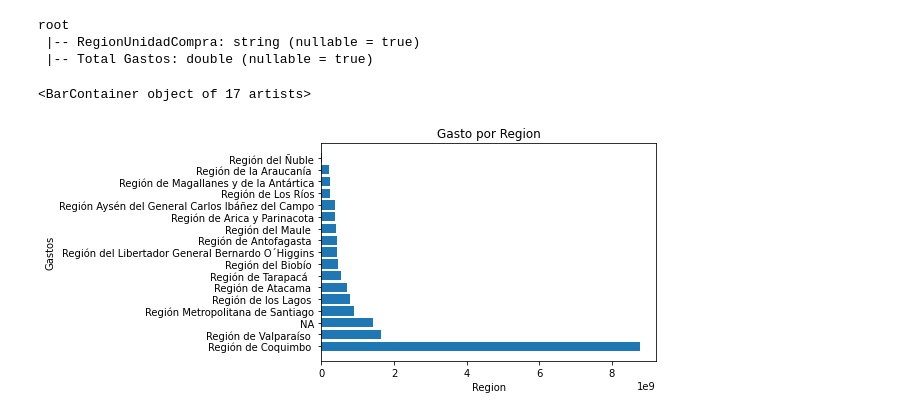
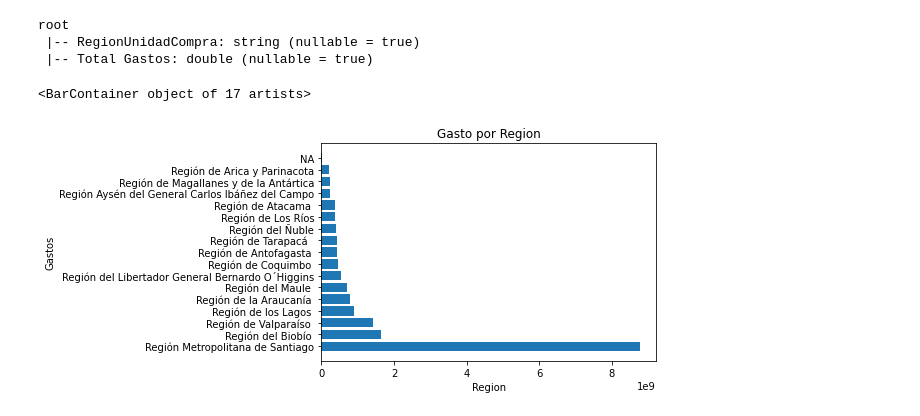
Before and after one commit to FranRossi/Big-Data-Project, a Jupyter notebook: Obligatorio_Francisco_Rossi_Ivan_Monjardin.ipynb, the cells around one changed output. Cells and saved outputs as stored; diff of their text form; code cells hidden in the pictures.

Commit message:
Fixes errors in plots

```diff
--- a/Obligatorio_Francisco_Rossi_Ivan_Monjardin.ipynb
+++ b/Obligatorio_Francisco_Rossi_Ivan_Monjardin.ipynb
@@ -700,14 +710,14 @@ root
  |-- RegionUnidadCompra: string (nullable = true)
  |-- Total Gastos: double (nullable = true)
 # %%
-distinct_regions = [x.RegionUnidadCompra for x in df_region.select(col("RegionUnidadCompra")).distinct().collect()]
+regions_array = df_region.select(col("RegionUnidadCompra")).rdd.map(lambda x: x[0]).collect()
 dfp_region = df_region.toPandas()
 # %%
 plt.title("Gasto por Region")
 plt.xlabel("Region")
 plt.ylabel("Gastos")
 plt.xticks(rotation=0, horizontalalignment="center")
-plt.barh(distinct_regions, dfp_region["Total Gastos"])
+plt.barh(regions_array, dfp_region["Total Gastos"])
 # %% [output]
 <BarContainer object of 17 artists>
-[figure, old version]
+[figure, new version]
```
Also changed, not shown: parts of 34 cells of this notebook, 4 other files.
